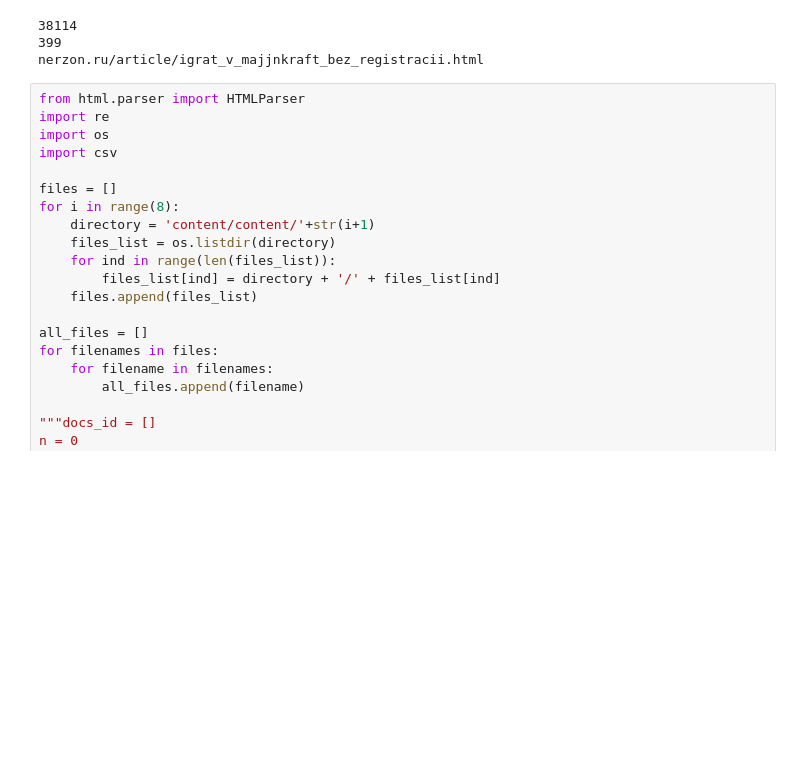
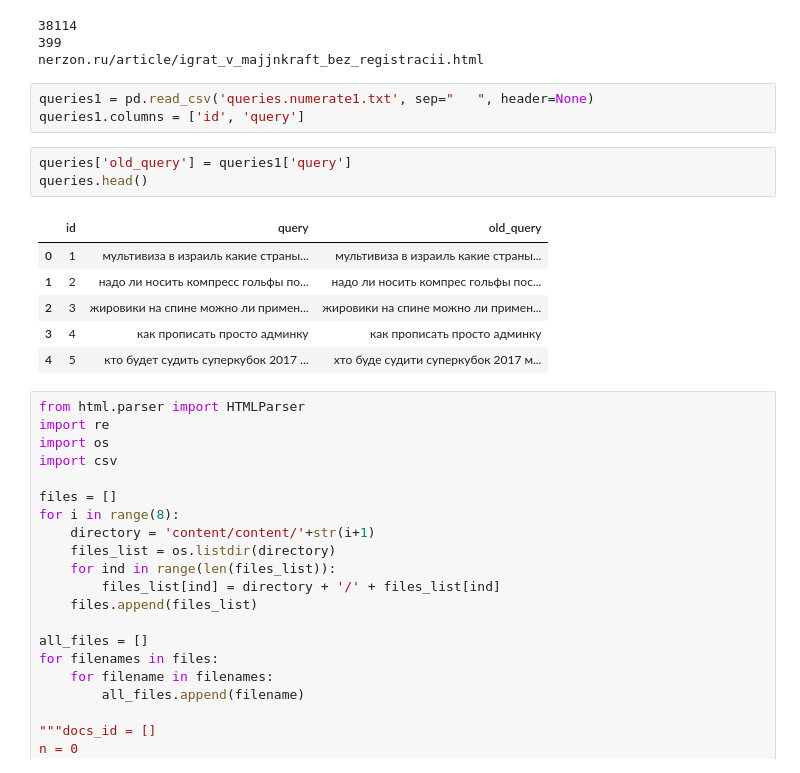
Before and after one commit to Kariya07/InfoSearch, a Jupyter notebook: Homework2/Text Relevance Competition.ipynb, the cells around one changed output. Saved outputs shown, nothing was run; the diff lists cells and outputs as text; blank space fills up the shorter version.

```diff
--- a/Homework2/Text Relevance Competition.ipynb
+++ b/Homework2/Text Relevance Competition.ipynb
@@ -39,6 +39,19 @@ print(test_url)
 38114
 399
 nerzon.ru/article/igrat_v_majjnkraft_bez_registracii.html
+# %%
+queries1 = pd.read_csv('queries.numerate1.txt', sep="	", header=None)
+queries1.columns = ['id', 'query']
+# %%
+queries['old_query'] = queries1['query']
+queries.head()
+# %% [output]
+|  | id | query | old_query |
+| 0 | 1 | мультивиза в израиль какие страны... | мультивиза в израиль какие страны... |
+| 1 | 2 | надо ли носить компресc гольфы по... | надо ли носить компрес гольфы пос... |
+| 2 | 3 | жировики на спине можно ли примен... | жировики на спине можно ли примен... |
+| 3 | 4 | как прописать просто админку | как прописать просто админку |
+| 4 | 5 | кто будет судить суперкубок 2017 ... | хто буде судити суперкубок 2017 м... |
 # %%
 from html.parser import HTMLParser
 import re
```
Also changed, not shown: parts of 16 cells of this notebook.
